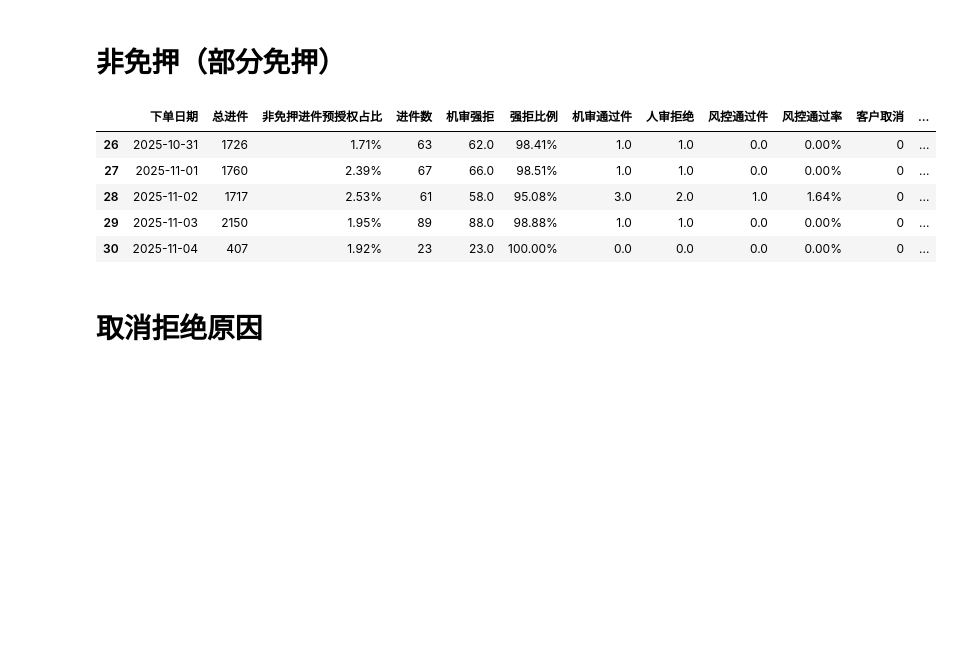
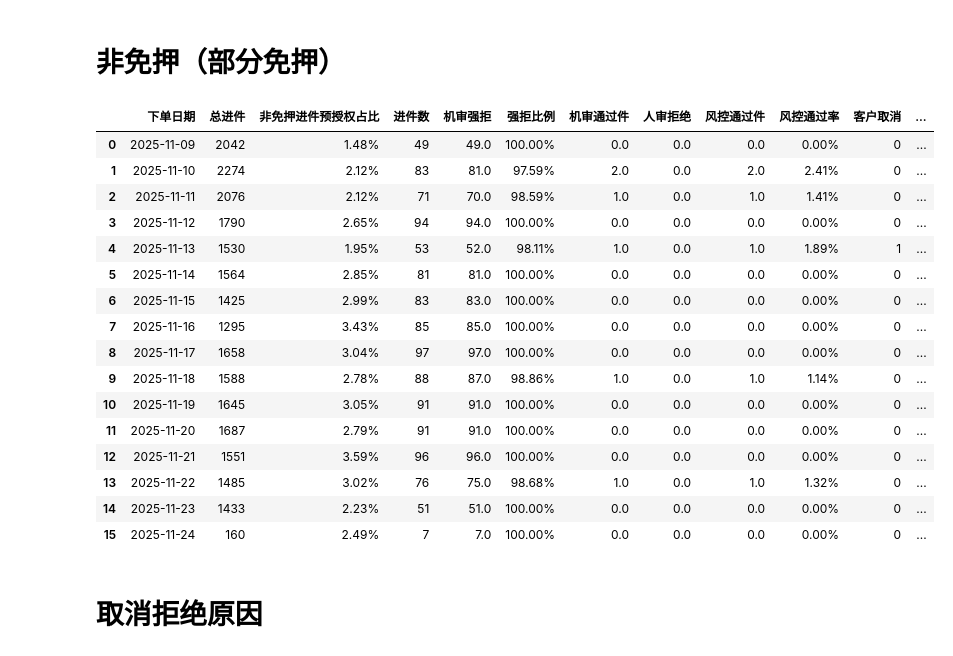
Before and after one commit to 1-2-3-ylc/data_analys, a Jupyter notebook: Daily_Tasks/日报数据-自动版.ipynb, the cells around one changed output. Cells and saved outputs as stored; diff of their text form; code cells hidden in the pictures; blank space fills up the shorter version.

```diff
--- a/Daily_Tasks/日报数据-自动版.ipynb
+++ b/Daily_Tasks/日报数据-自动版.ipynb
@@ -583,15 +919,15 @@ df.phone_name.unique()
 # %%
 # 总体数据
 
-df_all = all_models.data_group(df, df2, df_risk_examine, '年份')
+df_all = all_models.data_group(df, df2, df_risk_examine, '下单日期')
 df_all['出库（按下单时间）'] = df_all['出库']
-# df_all['出库（按转化时间）'] = df_weekday_zh['All'][:-1],'出库（按转化时间）'
+df_all['出库（按转化时间）'] = df_weekday_zh['All'][:-1]
 df_all = df_all[["去重订单数","前置拦截","拦截率","进件数","预授权通过率","机审强拒","强拒比例","机审通过件","人审拒绝","风控通过件","风控通过率","客户取消","无法联系",
-                    "出库前风控强拒","待审核",'出库（按下单时间）', '拒量出库', '进件出库率','总体进件出库率（含拒量）','拒量进件出库率增加','取消率','人审拒绝率','出库前强拒比例','无法联系占比','订单出库率']].fillna(0)
+                    "出库前风控强拒","待审核",'出库（按下单时间）','出库（按转化时间）', '拒量出库', '进件出库率','总体进件出库率（含拒量）','拒量进件出库率增加','取消率','人审拒绝率','出库前强拒比例','无法联系占比','订单出库率']].fillna(0)
 df_all_new = df_all.reset_index()
-# df_all_new.insert(0, '星期', df_all_new['下单日期'].apply(lambda x: day_name_cn_mapping[x.day_name()]))
-# df_all_new.insert(1, '月份', df_all_new['下单日期'].astype(str).str.split('-').str[0]+'-'+df_all_new['下单日期'].astype(str).str.split('-').str[1])
+df_all_new.insert(0, '星期', df_all_new['下单日期'].apply(lambda x: day_name_cn_mapping[x.day_name()]))
+df_all_new.insert(1, '月份', df_all_new['下单日期'].astype(str).str.split('-').str[0]+'-'+df_all_new['下单日期'].astype(str).str.split('-').str[1])
 # df_all_new.tail()
 # df_all_new.loc['汇总', :] = df_all_new.select_dtypes(include=[np.number]).sum()
-df_all_new
+df_all_new.tail()
 # %% [output]
@@ -1414,9 +1887,9 @@ sql_ysq = '''
     left join db_digua_business.t_member_user tmu on om.user_id = tmu.id
     left join db_digua_business.t_order_risk tor on om.id = tor.order_id
     where top.pay_type = 'ZFBYSQ'
-    and  DATE_FORMAT(om.create_time, '%Y-%m-%d')>='2025-10-01'
-    and  DATE_FORMAT(om.create_time, '%Y-%m-%d')<='2025-11-03'
-    -- and om.create_time >= DATE_ADD(CURRENT_DATE,INTERVAL -15 day )
+    -- and  DATE_FORMAT(om.create_time, '%Y-%m-%d')>='2025-10-01'
+    -- and  DATE_FORMAT(om.create_time, '%Y-%m-%d')<='2025-11-03'
+    and om.create_time >= DATE_ADD(CURRENT_DATE,INTERVAL -15 day )
     and om.user_mobile is not null
     # and tmu.true_name not in ("刘鹏","谢仕程","潘立","洪柳","陈锦奇","周杰","卢腾标","孔靖","黄娟","钟福荣","邱锐杰","唐林华"
     # ,"邓媛斤","黄子南","刘莎莎","赖瑞彤","孙子文",'张娜','罗文龙','孔靖','彭康力','何薪华','夏玥','潘佳','包闻天','方全龙','李楠','向圆圆','黄兰娟','林婉婷','廖丽敏','李巧玲','李巧凤','刘三妹','蔡斯静','陈宜诗','陈宝易','林寅钗','谢金凤','刘宏生','骆昌鑫','何静', '李珍珍')
@@ -1436,11 +1909,10 @@ df_ysq_t['是否前置拦截'] = np.where((df_ysq_t.result.str.contains('id_card
 df_ysq_t.loc[:,"进件"]=np.where((df_ysq_t["status"]==1)|(df_ysq_t["status"]==13),"未进件","进件")
 # 去除是否前置拦截=1且进件=未进件的行
 df_ans = df_ysq_t[(df_ysq_t['是否前置拦截']==0)|(df_ysq_t['进件']=='进件')]
-df_ans = df.merge(df_ans,on=["order_id"],how="left")
 
 # 按下单日期与id_card_num去重
-df_ans = df_ans.drop_duplicates(subset=["下单日期_x","id_card_num_x"],keep="first")
+df_ans = df_ans.drop_duplicates(subset=["下单日期","id_card_num"],keep="first")
 # 按下单日期分组计算订单数
-df_ans = df_ans.groupby(["下单月份"]).agg({"order_id": 'count'}).rename(columns={"order_id": "预授权调起人数"}).reset_index()
+df_ans = df_ans.groupby(["下单日期"]).agg({"order_id": 'count'}).rename(columns={"order_id": "预授权调起人数"}).reset_index()
 df_ans
 # %% [output]
@@ -1528,9 +1998,9 @@ sql_ysqfmy = '''
     left join db_digua_business.t_order om on top.order_id = om.id
     left join db_digua_business.t_member_user tmu on om.user_id = tmu.id
     where top.pay_type = 'ZFBYSQ'
-    and  DATE_FORMAT(om.create_time, '%Y-%m-%d')>='2025-10-01'
+    -- and  DATE_FORMAT(om.create_time, '%Y-%m-%d')>='2025-10-01'
     -- and  DATE_FORMAT(om.create_time, '%Y-%m-%d')<='2025-09-26'
-    -- and om.create_time >= DATE_ADD(CURRENT_DATE,INTERVAL -15 day )
+    and om.create_time >= DATE_ADD(CURRENT_DATE,INTERVAL -15 day )
     and om.user_mobile is not null
     # and tmu.true_name not in ("刘鹏","谢仕程","潘立","洪柳","陈锦奇","周杰","卢腾标","孔靖","黄娟","钟福荣","邱锐杰","唐林华"
     # ,"邓媛斤","黄子南","刘莎莎","赖瑞彤","孙子文",'张娜','罗文龙','孔靖','彭康力','何薪华','夏玥','潘佳','包闻天','方全龙','李楠','向圆圆','黄兰娟','林婉婷','廖丽敏','李巧玲','李巧凤','刘三妹','蔡斯静','陈宜诗','陈宝易','林寅钗','谢金凤','刘宏生','骆昌鑫','何静', '李珍珍')
@@ -1548,29 +2018,40 @@ df_ysqfmy = df_ysqfmy.groupby(["下单日期"]).agg({"order_id": 'count'}).renam
 # %%
 df_fmy = df[df['押金类型']=='部分免押']
 df_fmy2 = df2[df2['押金类型']=='部分免押']
 df_fmy_group = all_models.data_group(df_fmy, df_fmy2, df_risk_examine, '下单日期')
 df_fmy_group['待审核'] = 0
 df_fmy_group = df_fmy_group[["进件数","机审强拒","强拒比例","机审通过件","人审拒绝","风控通过件","风控通过率","客户取消", '待审核']]
 try:
     df_fmy_group.loc[:, '出库'] = df_my['部分免押'][:-1]
 except:
     df_fmy_group.loc[:, '出库'] = 0
 df_fmy_group_new = df_fmy_group.reset_index()
 df_fmy_group_new.insert(1, '总进件', df_all_new['进件数'])
 df_fmy_group_new.insert(2, '非免押进件预授权占比', (df_ysqfmy.部分免押/df_ans.预授权调起人数).map(lambda x: format(x, '.2%')))
 df_fmy_group_new.loc[:, '进件出库率'] = (df_fmy_group_new.出库/df_fmy_group_new.进件数).map(lambda x: format(x, '.2%'))
 df_fmy_group_new.loc[:, '取消比例'] = (df_fmy_group_new.客户取消/df_fmy_group_new.进件数).map(lambda x: format(x, '.2%'))
 df_fmy_group_new.loc[:, '人审转化率'] = (df_fmy_group_new.出库/df_fmy_group_new.机审通过件).map(lambda x: format(x, '.2%'))
 df_fmy_group_new.loc[:, '人审拒绝率'] = (df_fmy_group_new.人审拒绝/df_fmy_group_new.进件数).map(lambda x: format(x, '.2%'))
-df_fmy_group_new.tail()
+df_fmy_group_new#.tail()
 # df_fmy_group_new#.set_index('下单日期')
 # %% [output]
 |  | 下单日期 | 总进件 | 非免押进件预授权占比 | 进件数 | 机审强拒 | 强拒比例 | 机审通过件 | 人审拒绝 | 风控通过件 | 风控通过率 | 客户取消 | ... |
-| 26 | 2025-10-31 | 1726 | 1.71% | 63 | 62.0 | 98.41% | 1.0 | 1.0 | 0.0 | 0.00% | 0 | ... |
-| 27 | 2025-11-01 | 1760 | 2.39% | 67 | 66.0 | 98.51% | 1.0 | 1.0 | 0.0 | 0.00% | 0 | ... |
-| 28 | 2025-11-02 | 1717 | 2.53% | 61 | 58.0 | 95.08% | 3.0 | 2.0 | 1.0 | 1.64% | 0 | ... |
-| 29 | 2025-11-03 | 2150 | 1.95% | 89 | 88.0 | 98.88% | 1.0 | 1.0 | 0.0 | 0.00% | 0 | ... |
-| 30 | 2025-11-04 | 407 | 1.92% | 23 | 23.0 | 100.00% | 0.0 | 0.0 | 0.0 | 0.00% | 0 | ... |
+| 0 | 2025-11-09 | 2042 | 1.48% | 49 | 49.0 | 100.00% | 0.0 | 0.0 | 0.0 | 0.00% | 0 | ... |
+| 1 | 2025-11-10 | 2274 | 2.12% | 83 | 81.0 | 97.59% | 2.0 | 0.0 | 2.0 | 2.41% | 0 | ... |
+| 2 | 2025-11-11 | 2076 | 2.12% | 71 | 70.0 | 98.59% | 1.0 | 0.0 | 1.0 | 1.41% | 0 | ... |
+| 3 | 2025-11-12 | 1790 | 2.65% | 94 | 94.0 | 100.00% | 0.0 | 0.0 | 0.0 | 0.00% | 0 | ... |
+| 4 | 2025-11-13 | 1530 | 1.95% | 53 | 52.0 | 98.11% | 1.0 | 0.0 | 1.0 | 1.89% | 1 | ... |
+| 5 | 2025-11-14 | 1564 | 2.85% | 81 | 81.0 | 100.00% | 0.0 | 0.0 | 0.0 | 0.00% | 0 | ... |
+| 6 | 2025-11-15 | 1425 | 2.99% | 83 | 83.0 | 100.00% | 0.0 | 0.0 | 0.0 | 0.00% | 0 | ... |
+| 7 | 2025-11-16 | 1295 | 3.43% | 85 | 85.0 | 100.00% | 0.0 | 0.0 | 0.0 | 0.00% | 0 | ... |
+| 8 | 2025-11-17 | 1658 | 3.04% | 97 | 97.0 | 100.00% | 0.0 | 0.0 | 0.0 | 0.00% | 0 | ... |
+| 9 | 2025-11-18 | 1588 | 2.78% | 88 | 87.0 | 98.86% | 1.0 | 0.0 | 1.0 | 1.14% | 0 | ... |
+| 10 | 2025-11-19 | 1645 | 3.05% | 91 | 91.0 | 100.00% | 0.0 | 0.0 | 0.0 | 0.00% | 0 | ... |
+| 11 | 2025-11-20 | 1687 | 2.79% | 91 | 91.0 | 100.00% | 0.0 | 0.0 | 0.0 | 0.00% | 0 | ... |
+| 12 | 2025-11-21 | 1551 | 3.59% | 96 | 96.0 | 100.00% | 0.0 | 0.0 | 0.0 | 0.00% | 0 | ... |
+| 13 | 2025-11-22 | 1485 | 3.02% | 76 | 75.0 | 98.68% | 1.0 | 0.0 | 1.0 | 1.32% | 0 | ... |
+| 14 | 2025-11-23 | 1433 | 2.23% | 51 | 51.0 | 100.00% | 0.0 | 0.0 | 0.0 | 0.00% | 0 | ... |
+| 15 | 2025-11-24 | 160 | 2.49% | 7 | 7.0 | 100.00% | 0.0 | 0.0 | 0.0 | 0.00% | 0 | ... |
 # %%
 # 将df_qmy_group_new，df_fmy_group_new写入excel中
 # path = 'F:/需求/倩姐需求/'
```
Also changed, not shown: parts of 112 cells of this notebook, 9 other files.
